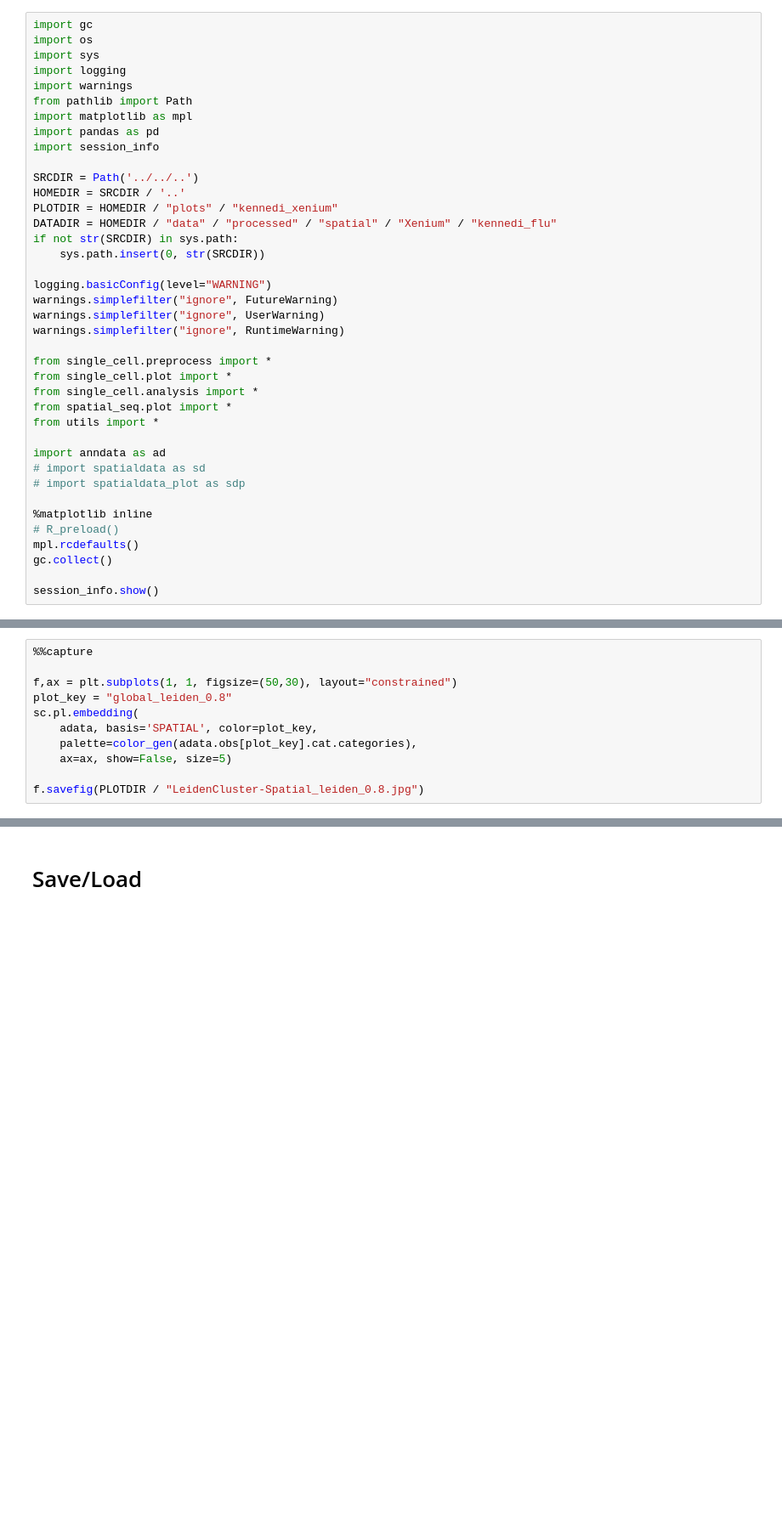
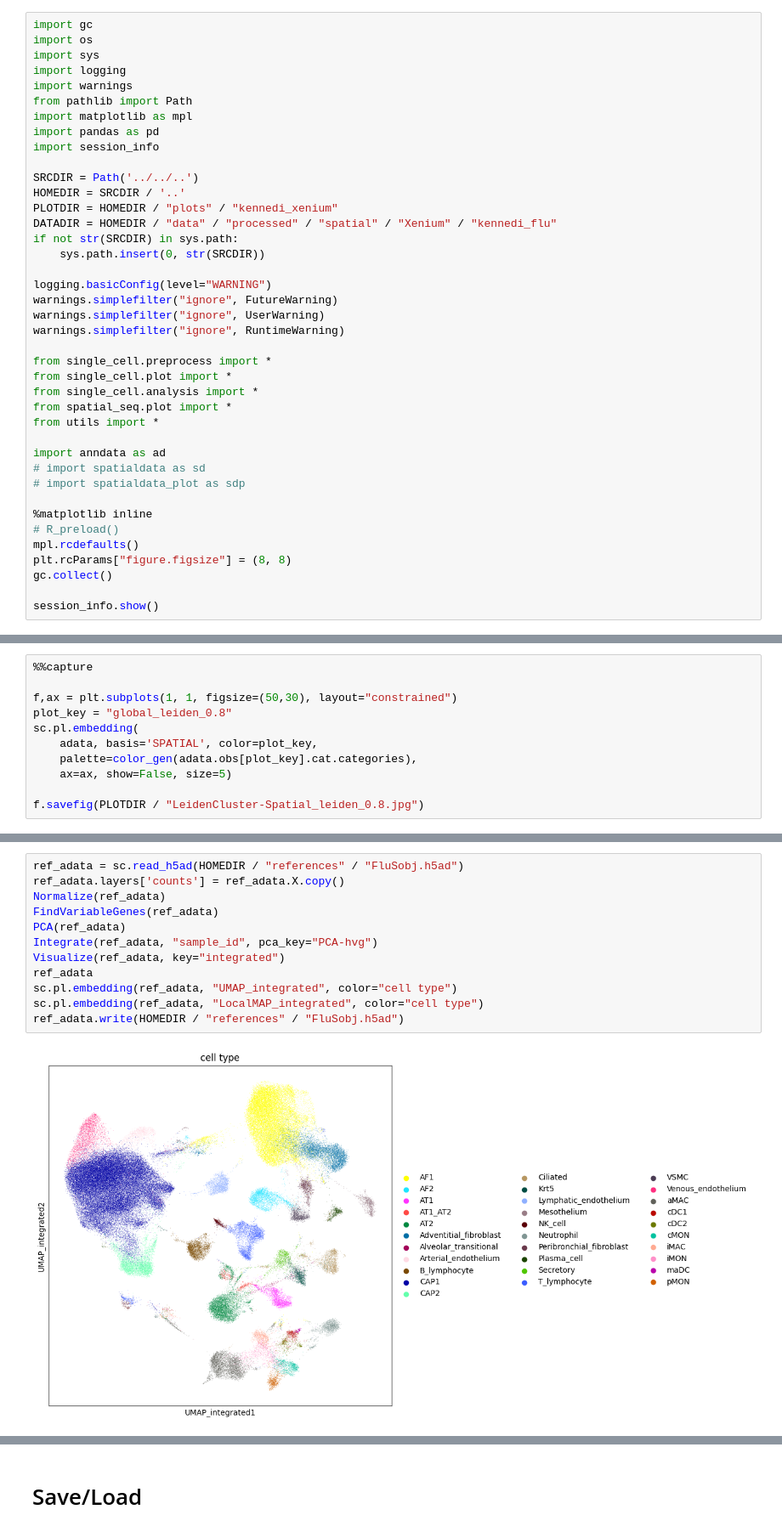
Before and after one commit to ethanhung11/spatial_seq, a Jupyter notebook: src/notebooks/spatial/kennedi_Xenium/1.0-celltype_analysis.ipynb, the cells around one changed output, grey strips where cells are left out. Shown at 85% size. Cells and saved outputs as stored; diff of their text form; blank space fills up the shorter version.

```diff
--- a/src/notebooks/spatial/kennedi_Xenium/1.0-celltype_analysis.ipynb
+++ b/src/notebooks/spatial/kennedi_Xenium/1.0-celltype_analysis.ipynb
@@ -36,6 +36,7 @@ import anndata as ad
 %matplotlib inline
 # R_preload()
 mpl.rcdefaults()
+plt.rcParams["figure.figsize"] = (8, 8)
 gc.collect()
 
 session_info.show()
@@ -192,0 +194,14 @@ f.savefig(PLOTDIR / "LeidenCluster-Spatial_leiden_0.8 SAMPLE.jpg")
+# %%
+ref_adata = sc.read_h5ad(HOMEDIR / "references" / "FluSobj.h5ad")
+ref_adata.layers['counts'] = ref_adata.X.copy()
+Normalize(ref_adata)
+FindVariableGenes(ref_adata)
+PCA(ref_adata)
+Integrate(ref_adata, "sample_id", pca_key="PCA-hvg")
+Visualize(ref_adata, key="integrated")
+ref_adata
+sc.pl.embedding(ref_adata, "UMAP_integrated", color="cell type")
+sc.pl.embedding(ref_adata, "LocalMAP_integrated", color="cell type")
+ref_adata.write(HOMEDIR / "references" / "FluSobj.h5ad")
+# %% [output]
+[figure, added]
```
Also changed, not shown: parts of 7 cells of this notebook, 15 other files.
